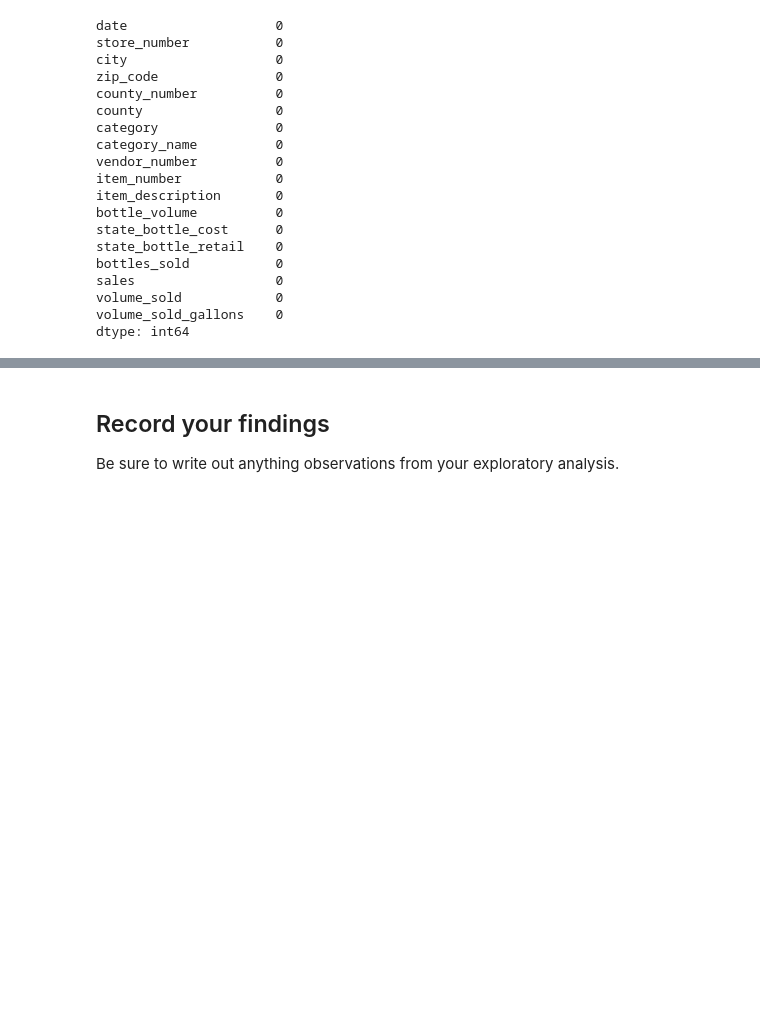
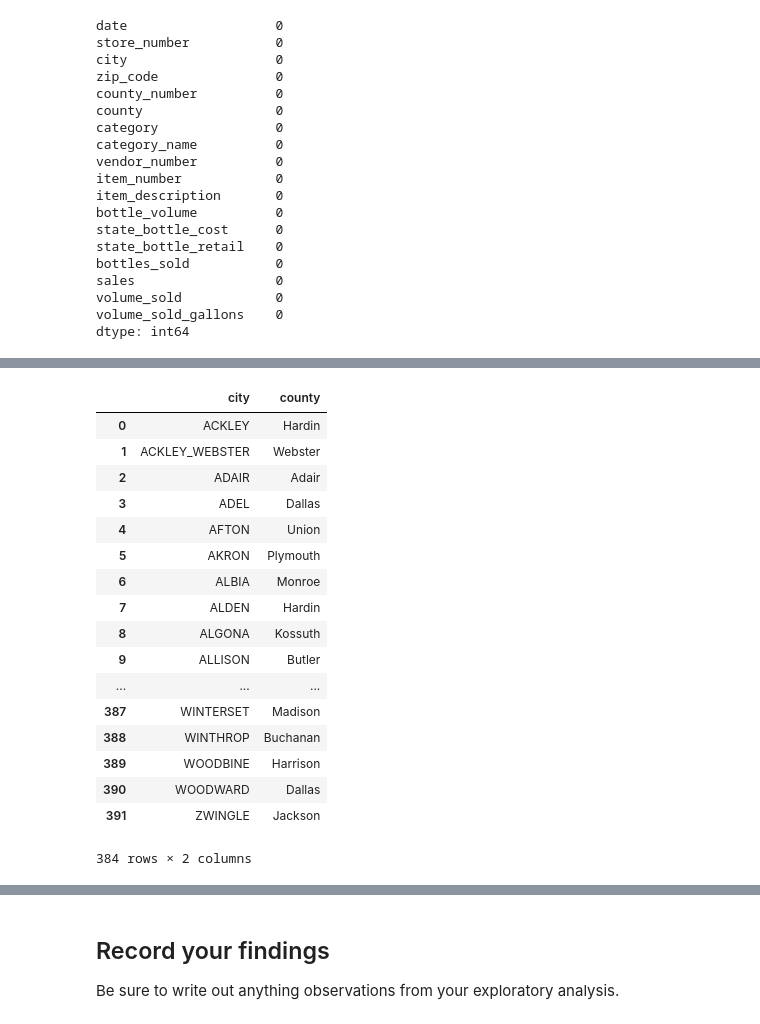
Before and after one commit to spockl/GA-DSI, a Jupyter notebook: projects/projects-weekly/Pocklington_Project-03.ipynb, the cells around one changed output, grey strips where cells are left out. Saved outputs shown, nothing was run; the diff lists cells and outputs as text; code cells hidden in the pictures; blank space fills up the shorter version.

```diff
--- a/projects/projects-weekly/Pocklington_Project-03.ipynb
+++ b/projects/projects-weekly/Pocklington_Project-03.ipynb
@@ -64,6 +75,12 @@ Iowa.rename(columns = lambda x: x.lower(), inplace=True)
 Iowa.rename(columns = lambda x: x.replace(' ', '_'), inplace=True)
 Iowa.rename(columns = lambda x: x.replace('(', ''), inplace=True)
 Iowa.rename(columns = lambda x: x.replace(')', ''), inplace=True)
+# %%
+# Change other object types
+Iowa['city'] = Iowa['city'].astype(str)
+Iowa['county'] = Iowa['county'].astype(str)
+Iowa['category_name'] = Iowa['category_name'].astype(str)
+Iowa['item_description'] = Iowa['item_description'].astype(str)
 # %%
 #Change Date to datetime
 Iowa['date'] = pd.to_datetime(Iowa['date'])
@@ -163,8 +165,3 @@ category_df.head()
 # Create a Year column.
 
 Iowa['year'] = Iowa['date'].map(lambda x: x.year)
-# %%
-#Create profit per bottle and total profit per category
-Iowa["profit_per_bottle"] = (Iowa["state_bottle_retail"] - Iowa["state_bottle_cost"]) * Iowa["bottles_sold"]
-Iowa['total_profit'] = (Iowa['profit_per_bottle']  * Iowa['bottles_sold'])
-Iowa.head()
@@ -295,0 +178,12 @@ store_sales.columns
+# %%
+# Create year, quarter, and month
+def extract_month(x):
+    month = str('{:02d}'.format(x.month)) + "-" + str((x.year))
+    return month
+def extract_quarter(x):
+    quarter = "Q" + str(x.quarter) + "-" + str(x.year)
+    return quarter
+
+Iowa["year"] = Iowa["date"].dt.year
+Iowa["quarter"] = Iowa["date"].apply(extract_quarter)
+Iowa["month"] = Iowa["date"].apply(extract_month)
@@ -295,0 +192,6 @@ store_sales.columns
+# %%
+# Match missing County with City
+df_county = pd.pivot_table(Iowa, index=['city', 'county'], values=['sales'], aggfunc=sum)
+df_county.drop('sales', axis=1, inplace=True)
+df_county.reset_index(inplace=True)
+df_county.head()
@@ -295,0 +235,25 @@ store_sales.columns
+# %%
+# Remove from iowa dataframe: index [32, 74, 134, 260, 263, 276, 288, 336]
+df_county.drop([32, 74, 134, 260, 263, 276, 288, 336], inplace=True)
+
+# Rename Ackley, Clive, and West Des Moines to account for parts of town in different counties
+df_county.set_value([1,66,380], 'city', ['ACKLEY_WEBSTER', 'CLIVE_POLK', 'WEST_DES_MOINES_POLK'])
+# %% [output]
+|  | city | county |
+| 0 | ACKLEY | Hardin |
+| 1 | ACKLEY_WEBSTER | Webster |
+| 2 | ADAIR | Adair |
+| 3 | ADEL | Dallas |
+| 4 | AFTON | Union |
+| 5 | AKRON | Plymouth |
+| 6 | ALBIA | Monroe |
+| 7 | ALDEN | Hardin |
+| 8 | ALGONA | Kossuth |
+| 9 | ALLISON | Butler |
+| ... | ... | ... |
+| 387 | WINTERSET | Madison |
+| 388 | WINTHROP | Buchanan |
+| 389 | WOODBINE | Harrison |
+| 390 | WOODWARD | Dallas |
+| 391 | ZWINGLE | Jackson |
+384 rows × 2 columns
```
Also changed, not shown: parts of 36 cells of this notebook.
